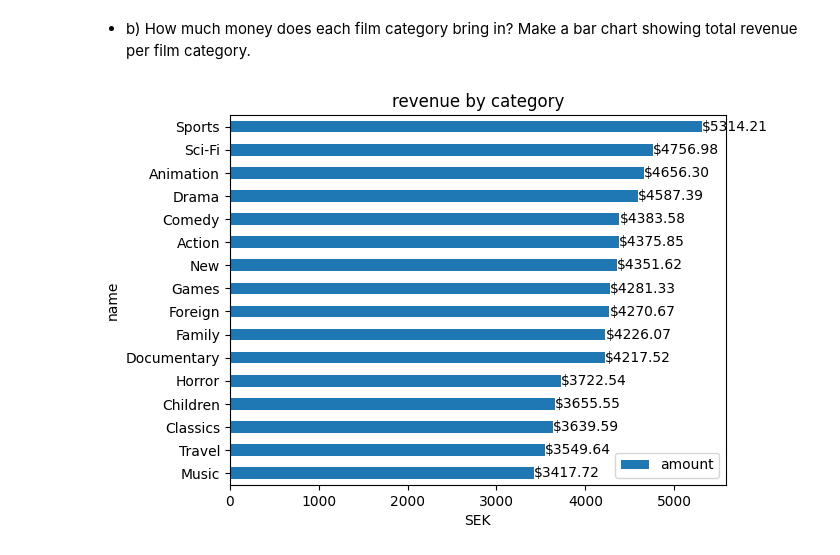
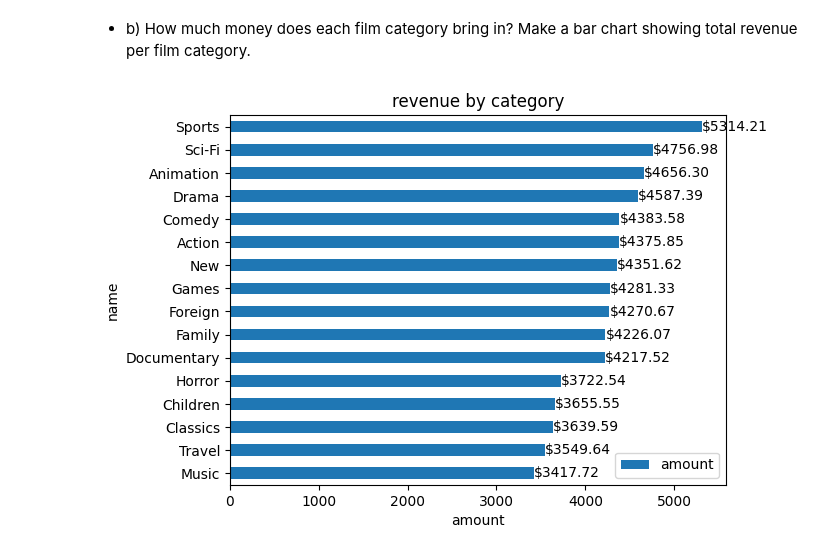
Before and after one commit to karlrydberg-stack/lab_sql_karl_rydberg_de25, a Jupyter notebook: task_1_task_2.ipynb, the cells around one changed output. Drawn from its saved outputs; the diff is of its cells as text; code cells hidden in the pictures.

```diff
--- a/task_1_task_2.ipynb
+++ b/task_1_task_2.ipynb
@@ -265,25 +265,25 @@ ax.invert_yaxis()
 # %%
 # b)
 revenue_category = duckdb.sql("""--sql
                                 SELECT c.name,
                                  SUM(p.amount) AS amount
                                 FROM category c
                                 LEFT JOIN film_category fc ON c.category_id = fc.category_id
                                 LEFT JOIN film f ON fc.film_id = f.film_id
                                 LEFT JOIN inventory i ON f.film_id = i.film_id
                                 LEFT JOIN rental r ON i.inventory_id = r.inventory_id
                                 LEFT JOIN payment p ON r.rental_id = p.rental_id
                                 GROUP BY c.name
                                 ORDER BY amount DESC;""").df()
 
 ax = revenue_category.plot(
     kind="barh",
     x="name",
     y="amount",
     title="revenue by category",
-    xlabel="SEK",
+    xlabel="amount",
 )
 ax.bar_label(ax.containers[0], fmt='$%.2f')
 ax.invert_yaxis()
 # %% [output]
-[figure, old version]
+[figure, new version]
```
Also changed, not shown: parts of 3 cells of this notebook.
